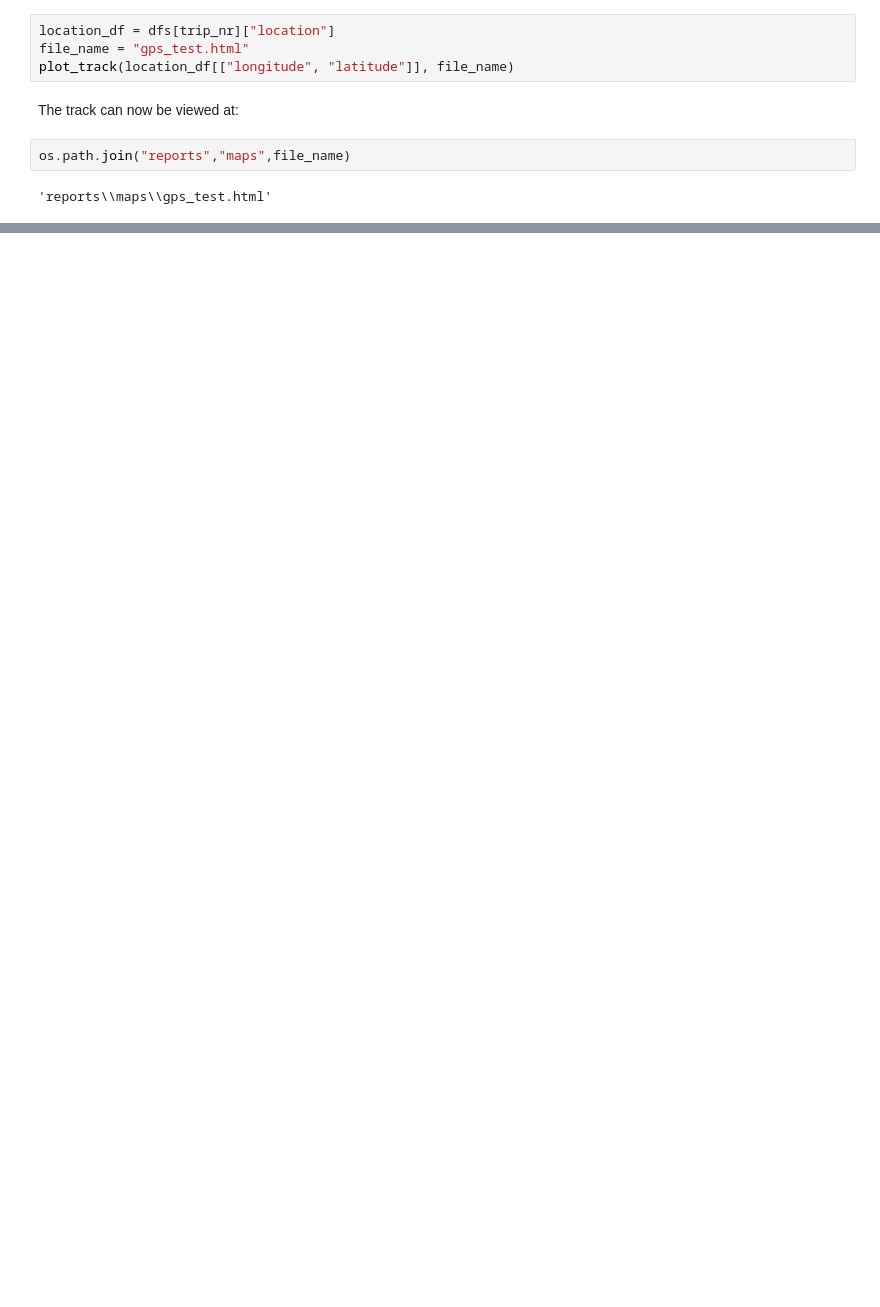
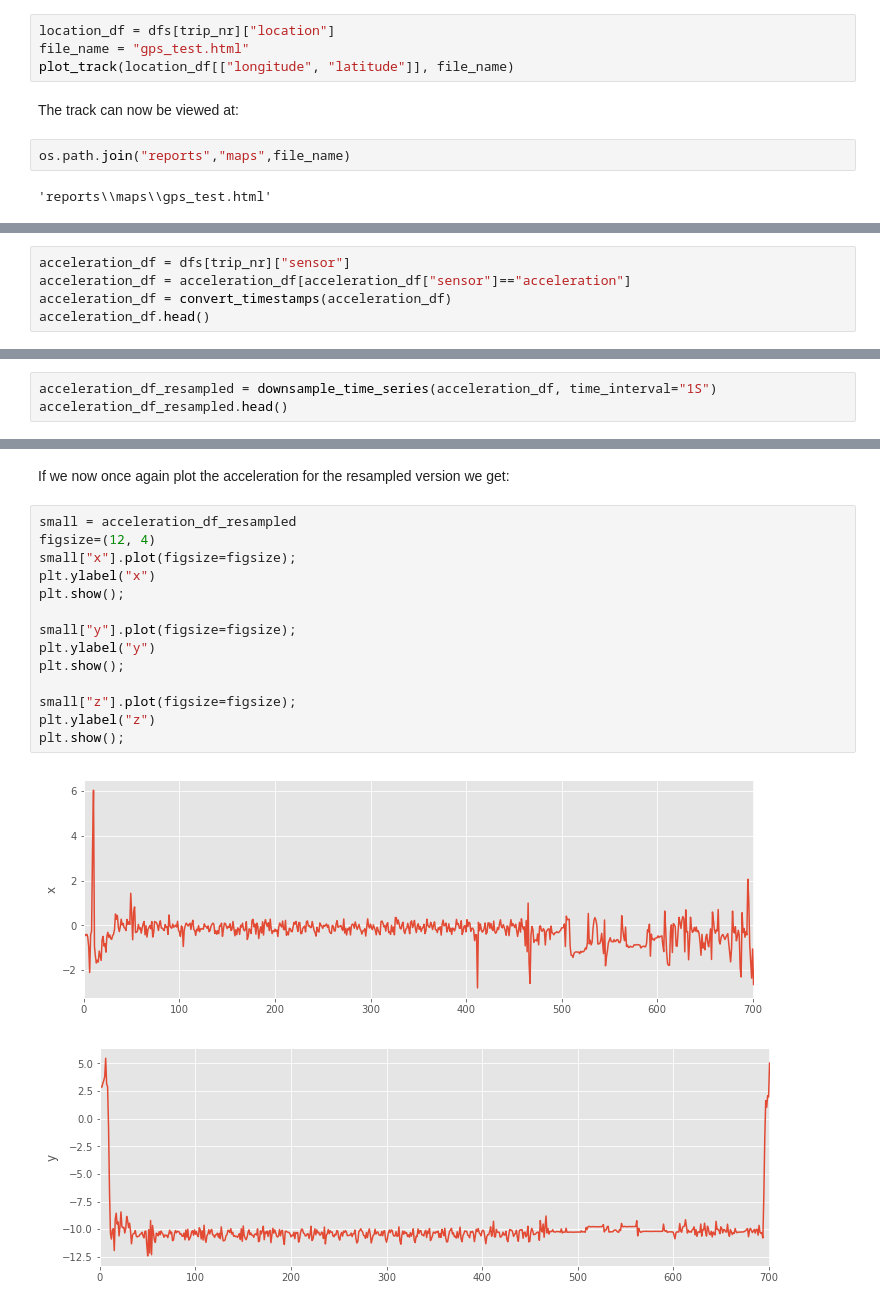
Before and after one commit to univie-datamining-team3/assignment2, a Jupyter notebook: notebooks/1.0-lm-basic-data-exploration.ipynb, the cells around one changed output, grey strips where cells are left out. Cells and saved outputs as stored; diff of their text form; blank space fills up the shorter version.

Commit message:
added resampling and time stamp converting routines and illustrated their use in the 1.0-lm-basic-exploration notebook

```diff
--- a/notebooks/1.0-lm-basic-data-exploration.ipynb
+++ b/notebooks/1.0-lm-basic-data-exploration.ipynb
@@ -164,0 +175,5 @@ os.path.join("reports","maps",file_name)
+# %%
+acceleration_df = dfs[trip_nr]["sensor"]
+acceleration_df = acceleration_df[acceleration_df["sensor"]=="acceleration"]
+acceleration_df = convert_timestamps(acceleration_df)
+acceleration_df.head()
@@ -164,0 +191,3 @@ os.path.join("reports","maps",file_name)
+# %%
+acceleration_df_resampled = downsample_time_series(acceleration_df, time_interval="1S")
+acceleration_df_resampled.head()
@@ -164,0 +226,19 @@ os.path.join("reports","maps",file_name)
+# %% [markdown]
+If we now once again plot the acceleration for the resampled version we get:
+# %%
+small = acceleration_df_resampled
+figsize=(12, 4)
+small["x"].plot(figsize=figsize);
+plt.ylabel("x")
+plt.show();
+
+small["y"].plot(figsize=figsize);
+plt.ylabel("y")
+plt.show();
+
+small["z"].plot(figsize=figsize);
+plt.ylabel("z")
+plt.show();
+# %% [output]
+[figure, added]
+[figure, added]
```
Also changed, not shown: parts of 12 cells of this notebook, 2 other files.
